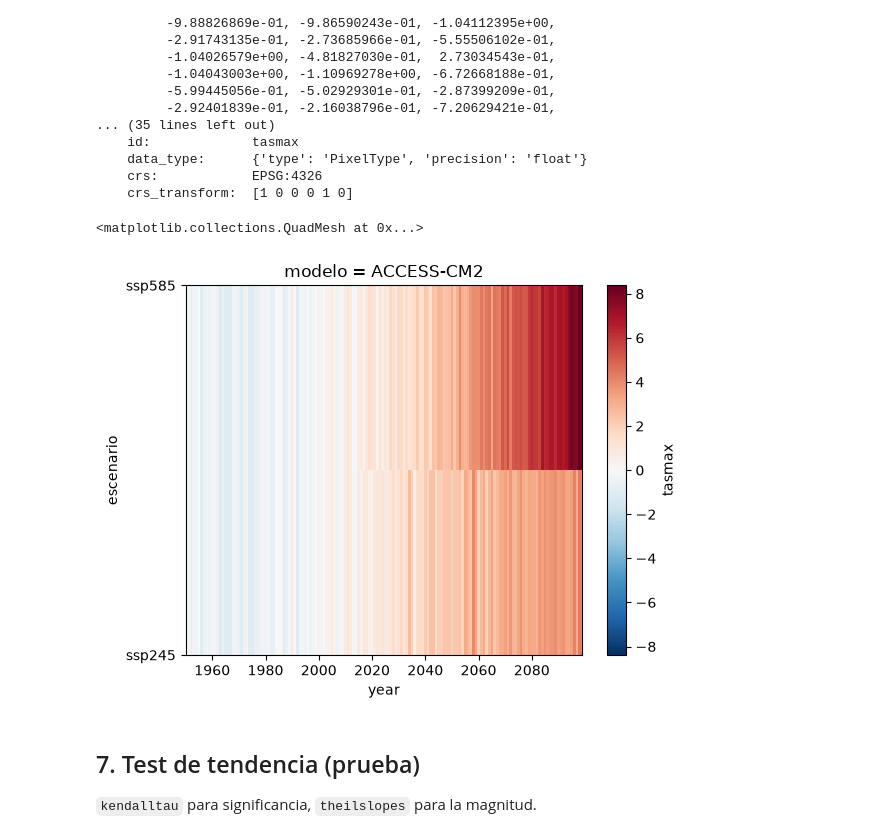
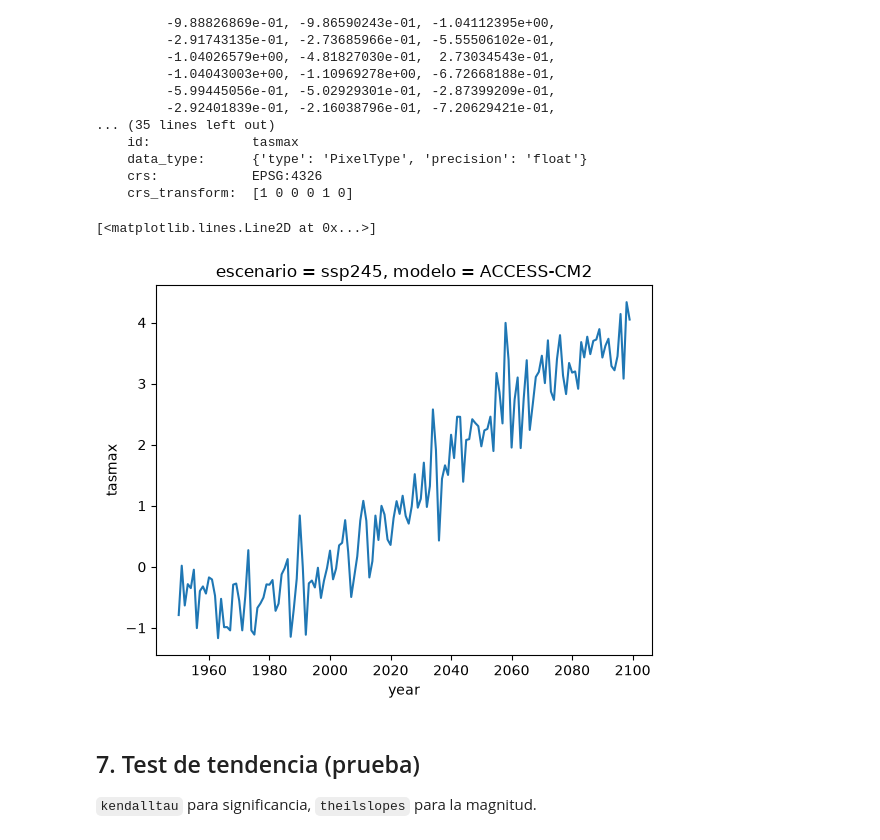
Before and after one commit to SALINASSebas/geocomputacion_-1GEO20-, a Jupyter notebook: ejercicios/ejercicios_aplicados/proyecciones_climaticas_grillado.ipynb, the cells around one changed output. Saved outputs shown, nothing was run; the diff lists cells and outputs as text; code cells hidden in the pictures.

```diff
--- a/ejercicios/ejercicios_aplicados/proyecciones_climaticas_grillado.ipynb
+++ b/ejercicios/ejercicios_aplicados/proyecciones_climaticas_grillado.ipynb
@@ -327,12 +352,12 @@ array([[[-7.89683500e-01,  1.86816480e-02, -6.33012503e-01,
     crs:            EPSG:4326
     crs_transform:  [1 0 0 0 1 0]
 # %%
-#series_anuales.sel(modelo="ACCESS-CM2",escenario="ssp245").plot()
+series_anuales.sel(modelo="ACCESS-CM2",escenario="ssp245").plot()
 
-series_anuales.sel(modelo="ACCESS-CM2").plot()
+#series_anuales.sel(modelo="ACCESS-CM2").plot()
 # %% [output]
-<matplotlib.collections.QuadMesh at 0x...>
+[<matplotlib.lines.Line2D at 0x...>]
-[figure, old version]
+[figure, new version]
 # %% [markdown]
 ## 7. Test de tendencia (prueba)
 
```
Also changed, not shown: parts of 13 cells of this notebook, 1 other file.
